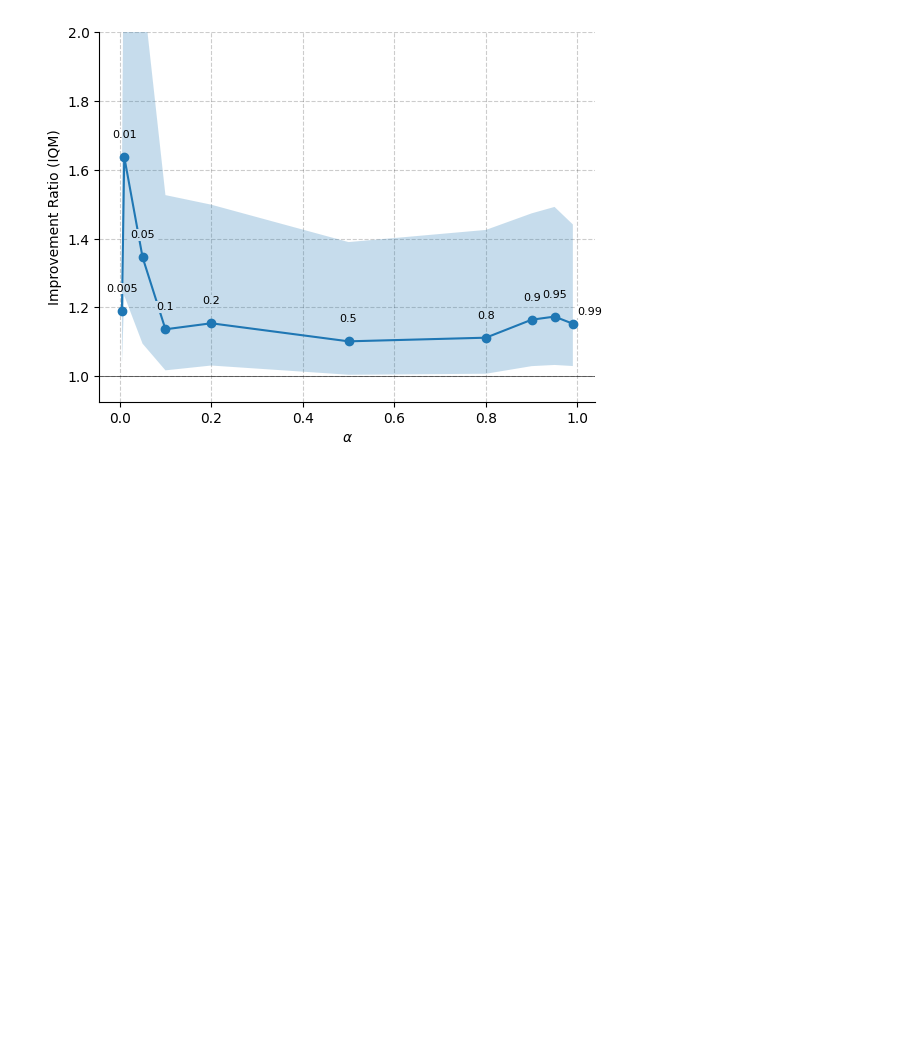
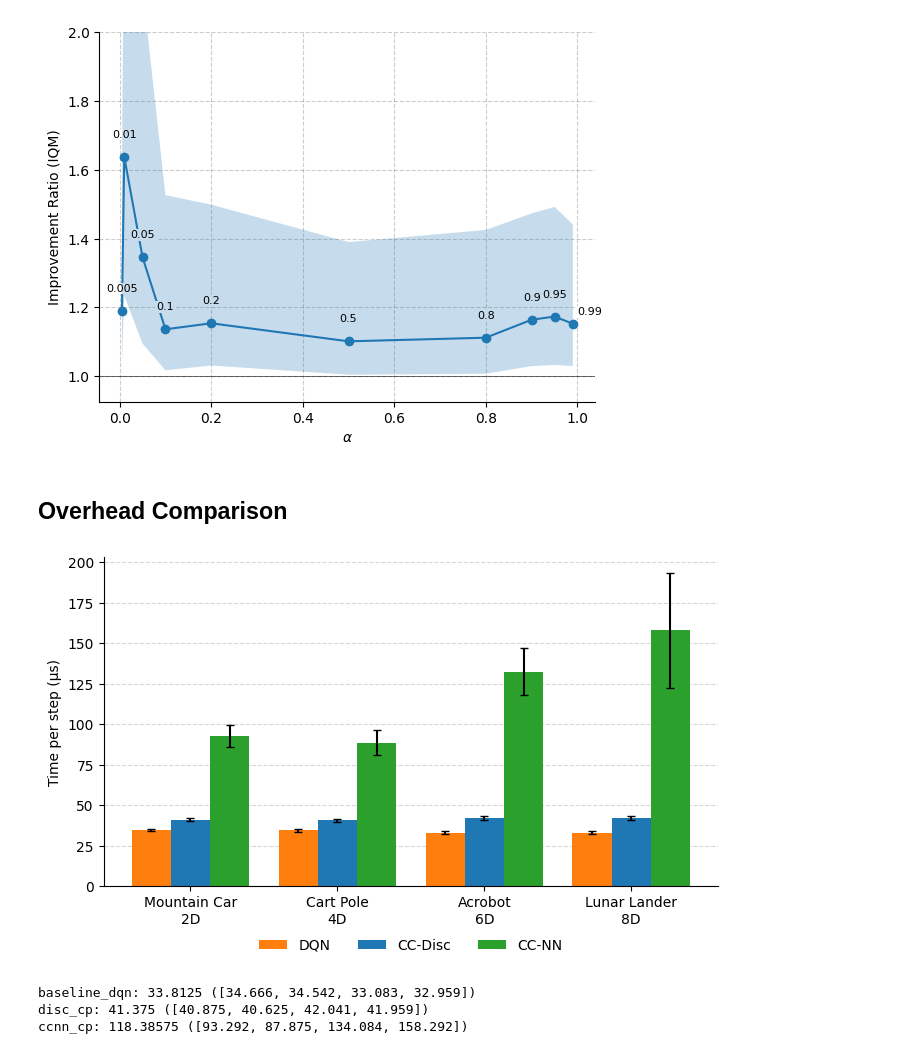
Before and after one commit to foty-hub/msc_thesis, a Jupyter notebook: notebooks/cartpole/final_plots.ipynb, the cells around one changed output. Cells and saved outputs as stored; diff of their text form; code cells hidden in the pictures; blank space fills up the shorter version.

```diff
--- a/notebooks/cartpole/final_plots.ipynb
+++ b/notebooks/cartpole/final_plots.ipynb
@@ -770,3 +742,5 @@ plt.savefig(output_dir / 'alpha' / 'alpha_cartpole.pdf', bbox_inches='tight')
 plt.show()
 # %% [output]
 [figure]
+# %% [markdown]
+## Overhead Comparison
@@ -772,0 +749,54 @@ plt.show()
+# %%
+with open(results_dir / 'inference_overhead' / 'inference_overhead_all_envs.yaml', 'r') as f:
+    inf_res = yaml.safe_load(f)
+summary = inf_res['summary']
+# %%
+methods = ['baseline_dqn', 'disc_cp', 'ccnn_cp']
+envs = ['MountainCar-v0','CartPole-v1', 'Acrobot-v1', 'LunarLander-v3']
+method_names = {'baseline_dqn': 'DQN',
+                'disc_cp': 'CC-Disc',
+                'ccnn_cp': 'CC-NN'}
+colours = {'baseline_dqn': 'tab:orange',
+                'disc_cp': 'tab:blue',
+                'ccnn_cp': 'tab:green'}
+env_names = {
+    'CartPole-v1': 'Cart Pole\n4D',
+    'MountainCar-v0': 'Mountain Car\n2D',
+    'Acrobot-v1': 'Acrobot\n6D',
+    'LunarLander-v3': 'Lunar Lander\n8D'
+}
+# %%
+x = np.arange(len(envs))
+n_methods = len(methods)
+width = 0.8 / n_methods  # total group width ~0.8
+
+fig, ax = plt.subplots(figsize=(7, 4))
+
+for i, method in enumerate(methods):
+    means = [summary[env][method]['mean_us'] for env in envs]
+    stds  = [summary[env][method]['std_us']  for env in envs]
+    offset = (i - (n_methods - 1) / 2) * width
+    ax.bar(x + offset, means, width, label=method_names[method], yerr=stds, capsize=3, color=colours[method])
+
+ax.set_xticks(x)
+ax.set_xticklabels([env_names[e] for e in envs])
+ax.set_ylabel('Time per step (µs)')
+ax.grid(axis='y', linestyle='--', alpha=0.5)
+ax.legend(frameon=False)
+ax.set_axisbelow(True)
+fig.tight_layout()
+despine(ax)
+ax.legend(loc="upper center", bbox_to_anchor=(0.5, -0.12), ncol=3, frameon=False)
+plt.savefig(output_dir / 'inference_overhead' / 'inference_overhead.pdf', bbox_inches='tight')
+plt.show()
+# %% [output]
+[figure, added]
+# %%
+for m in methods:
+    # for e in envs:
+    medians = [summary[e][m]['median_us'] for e in envs]
+    print(f'{m}: {np.mean(medians)} ({medians})')
+# %% [output]
+baseline_dqn: 33.8125 ([34.666, 34.542, 33.083, 32.959])
+disc_cp: 41.375 ([40.875, 40.625, 42.041, 41.959])
+ccnn_cp: 118.38575 ([93.292, 87.875, 134.084, 158.292])
```
Also changed, not shown: parts of 3 cells of this notebook, 2 other files.
